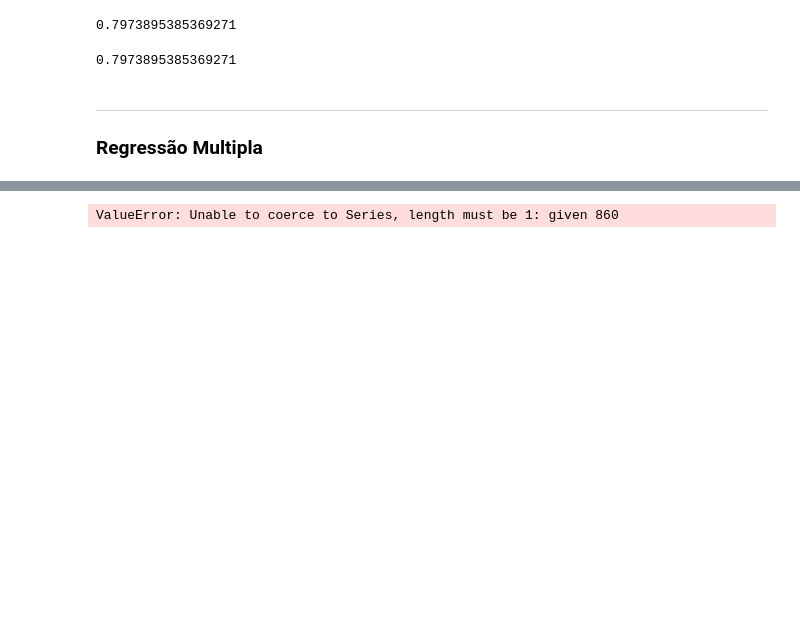
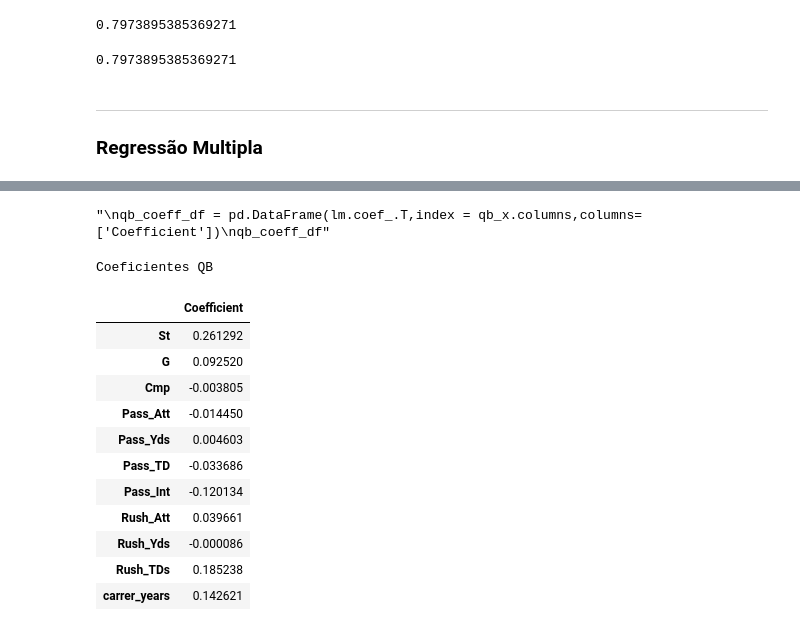
Before and after one commit to GabrielPerson/Data-Science-Project---UFMG, a Jupyter notebook: notebooks/1.0-Person-Regression.ipynb, the cells around one changed output, grey strips where cells are left out. Drawn from its saved outputs; the diff is of its cells as text; code cells hidden in the pictures; blank space fills up the shorter version.

Commit message:
update multiple regression

```diff
--- a/notebooks/1.0-Person-Regression.ipynb
+++ b/notebooks/1.0-Person-Regression.ipynb
@@ -223,4 +216,0 @@ wr_y.shape
-# %%
-b = wr_y - a
-# %% [output]
-ValueError: Unable to coerce to Series, length must be 1: given 860
@@ -226,0 +228,56 @@ ValueError: Unable to coerce to Series, length must be 1: given 860
+# %%
+lm_qb = LinearRegression()
+lm_wr = LinearRegression()
+lm_rb = LinearRegression()
+lm_fb = LinearRegression()
+lm_te = LinearRegression()
+
+lm_lb = LinearRegression()
+lm_dt = LinearRegression()
+lm_de = LinearRegression()
+lm_db = LinearRegression()
+# %%
+qb_fit = lm_qb.fit(Xqb_train,yqb_train)
+wr_fit = lm_wr.fit(Xwr_train,ywr_train)
+rb_fit = lm_rb.fit(Xrb_train,yrb_train)
+fb_fit = lm_fb.fit(Xfb_train,yfb_train)
+te_fit = lm_te.fit(Xte_train,yte_train)
+
+de_fit = lm_de.fit(Xde_train,yde_train)
+dt_fit = lm_dt.fit(Xdt_train,ydt_train)
+lb_fit = lm_lb.fit(Xlb_train,ylb_train)
+db_fit = lm_db.fit(Xdb_train,ydb_train)
+
+'''
+qb_coeff_df = pd.DataFrame(lm.coef_.T,index = qb_x.columns,columns=['Coefficient'])
+qb_coeff_df'''
+# %% [output]
+"\nqb_coeff_df = pd.DataFrame(lm.coef_.T,index = qb_x.columns,columns=['Coefficient'])\nqb_coeff_df"
+# %%
+fb_coeff_df = pd.DataFrame(lm_fb.coef_.T,index = fb_x.columns,columns=['Coefficient'])
+qb_coeff_df = pd.DataFrame(lm_qb.coef_.T,index = qb_x.columns,columns=['Coefficient'])
+wr_coeff_df = pd.DataFrame(lm_wr.coef_.T,index = wr_x.columns,columns=['Coefficient'])
+rb_coeff_df = pd.DataFrame(lm_rb.coef_.T,index = rb_x.columns,columns=['Coefficient'])
+te_coeff_df = pd.DataFrame(lm_te.coef_.T,index = te_x.columns,columns=['Coefficient'])
+
+de_coeff_df = pd.DataFrame(lm_de.coef_.T,index = de_x.columns,columns=['Coefficient'])
+dt_coeff_df = pd.DataFrame(lm_dt.coef_.T,index = dt_x.columns,columns=['Coefficient'])
+lb_coeff_df = pd.DataFrame(lm_lb.coef_.T,index = lb_x.columns,columns=['Coefficient'])
+db_coeff_df = pd.DataFrame(lm_db.coef_.T,index = db_x.columns,columns=['Coefficient'])
+# %%
+print("Coeficientes QB")
+qb_coeff_df
+# %% [output]
+Coeficientes QB
+|  | Coefficient |
+| St | 0.261292 |
+| G | 0.092520 |
+| Cmp | -0.003805 |
+| Pass_Att | -0.014450 |
+| Pass_Yds | 0.004603 |
+| Pass_TD | -0.033686 |
+| Pass_Int | -0.120134 |
+| Rush_Att | 0.039661 |
+| Rush_Yds | -0.000086 |
+| Rush_TDs | 0.185238 |
+| carrer_years | 0.142621 |
```
Also changed, not shown: parts of 23 cells of this notebook, 1 other file.
